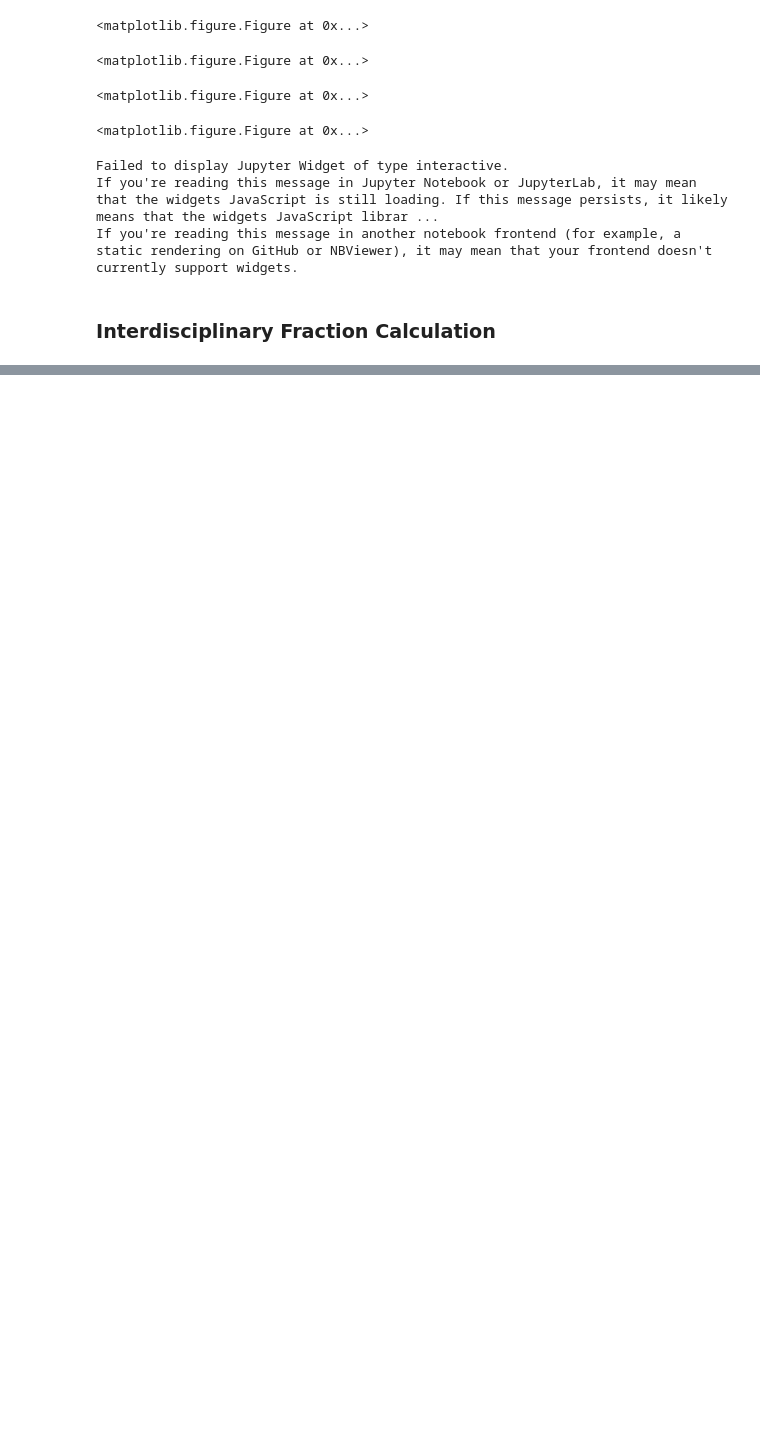
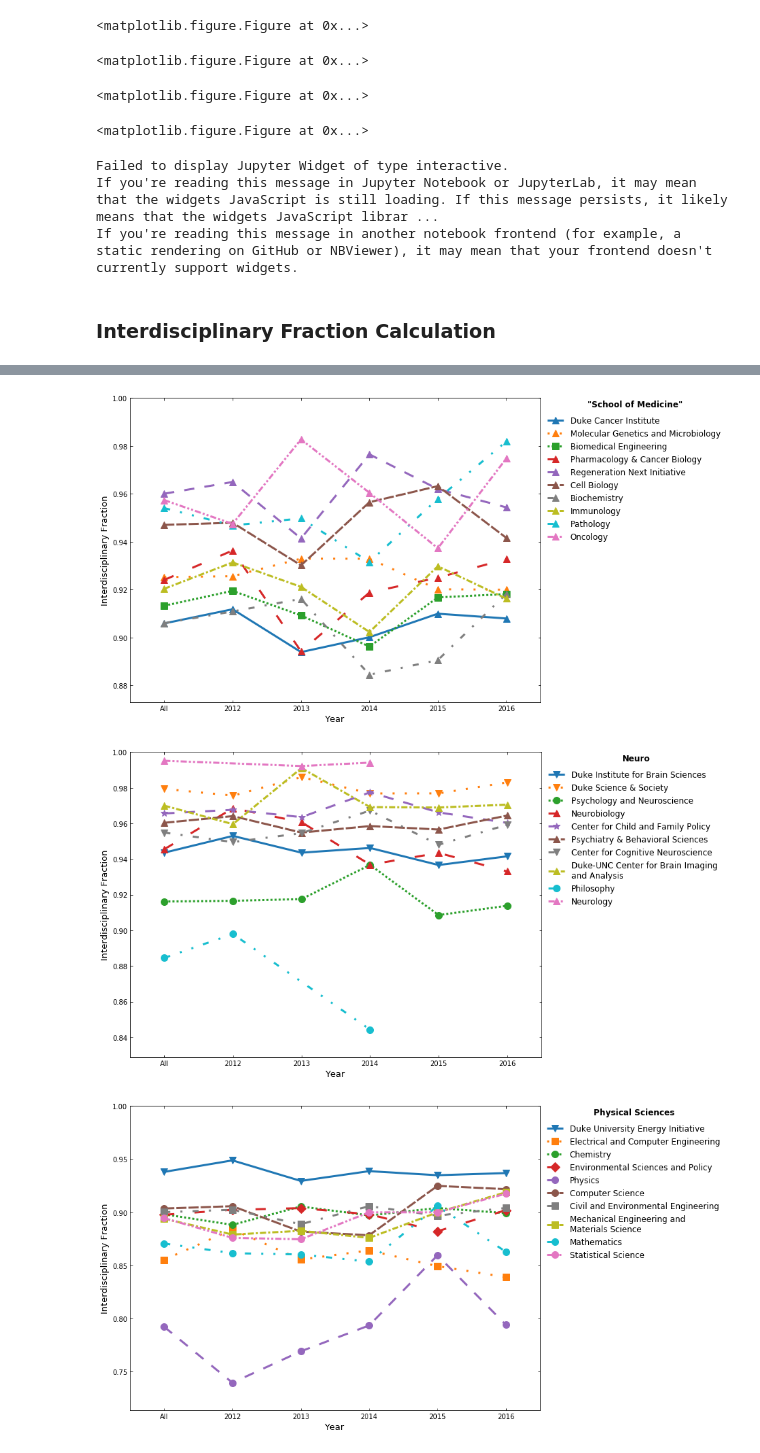
Before and after one commit to mepland/vis_challenge_2018, a Jupyter notebook: graph/graph.ipynb, the cells around one changed output, grey strips where cells are left out. Drawn from its saved outputs; the diff is of its cells as text; code cells hidden in the pictures; blank space fills up the shorter version.

```diff
--- a/graph/graph.ipynb
+++ b/graph/graph.ipynb
@@ -433,9 +435,9 @@ for nbin in range(len(date_bins)-1):
 
     G_bin = build_G(df_edges_bin)
 
-    parts_bin = {} # lol
-    for node in G_bin.nodes(): parts_bin[node]=parts[node]
-    nx.set_node_attributes(G_bin, 'parts', parts_bin)
+    communities_bin = {} # lol
+    for node in G_bin.nodes(): communities_bin[node]=communities[node]
+    nx.set_node_attributes(G_bin, 'communities', communities_bin)
 
     nodes_to_shape_bin = {}
     for node in G_bin.nodes(): nodes_to_shape_bin[node]=nodes_to_shape[node]
@@ -454,6 +456,8 @@ for nbin in range(len(date_bins)-1):
 
     G_binned.append([G_bin,date_min,date_max,G_total_weight,G_weight_mean,node_weight_median,node_weight_iqr])
     year_ints.append(datetime.strptime(date_bins[nbin], '%Y-%m-%d').year)
+
+all_years_value = sorted(year_ints)[1]-1
 # %% [markdown]
 ### Stats, Centrality, and Network Plot
 # %%
@@ -684,0 +709,19 @@ for school in schools_to_plot+['Other']:
+# %%
+# plot by communities
+for community in communities_to_plot:
+    # Get the correct community dataframe
+    df_community = df_fracs[(df_fracs.community == community)]
+    if df_community.empty: print "No rows in df_community, continuing!"; continue;
+
+    # Find orgs to plot
+    df_community_all = df_community[(df_community.year == -1)]
+    if df_community_all.empty: print "No rows in df_community_all, continuing!"; continue;
+    orgs_to_plot = df_community_all.nlargest(top_n_orgs_to_plot, 'node_total_weight').org_name.unique()
+
+    # generate components and plot them
+    plot_components = gen_plot_components(orgs_to_plot,df_community)
+    plot_frac(community_nicknames[community],frac_plots_path+"communities/",plot_components)
+# %% [output]
+[figure, added]
+[figure, added]
+[figure, added]
```
Also changed, not shown: parts of 18 cells of this notebook.
